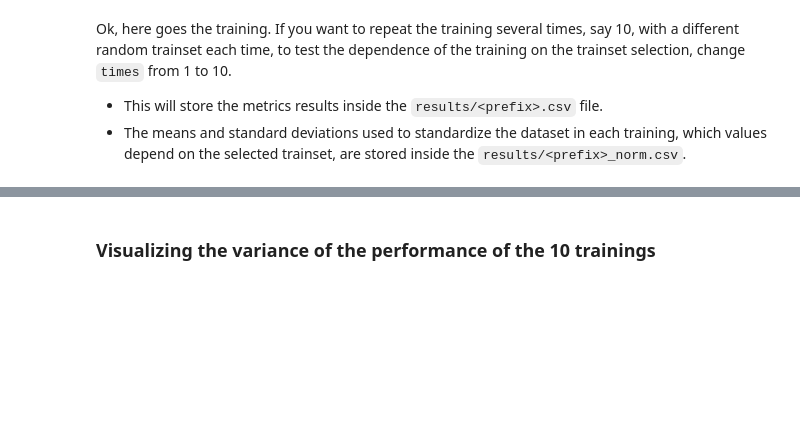
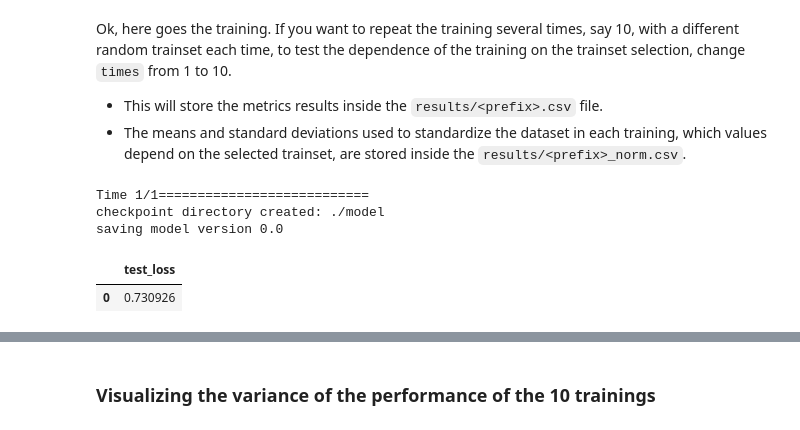
Before and after one commit to MrPio/PHM_North_America_2024_Challenge, a Jupyter notebook: 2-torque_target_probabilistic_regression/2.2-Torque_Target_Regression.ipynb, the cells around one changed output, grey strips where cells are left out. Saved outputs shown, nothing was run; the diff lists cells and outputs as text; code cells hidden in the pictures; blank space fills up the shorter version.

```diff
--- a/2-torque_target_probabilistic_regression/2.2-Torque_Target_Regression.ipynb
+++ b/2-torque_target_probabilistic_regression/2.2-Torque_Target_Regression.ipynb
@@ -40,6 +42,12 @@ Ok, here goes the training. If you want to repeat the training several times, sa
 - The means and standard deviations used to standardize the dataset in each training, which values depend on the selected trainset, are stored inside the `results/<prefix>_norm.csv`.
 # %%
 # 3m
-pyKAN.multi_train(df_x, df_y['trq_margin'], epochs=300, lr=0.05, train_ratio=0.80, batch_size=2048,
+pyKAN.multi_train(df_x, df_y['trq_margin'], epochs=60, lr=0.05, train_ratio=0.80, batch_size=2048,
                   prefix='6-interpretable', times=1)
+# %% [output]
+Time 1/1===========================
+checkpoint directory created: ./model
+saving model version 0.0
+|  | test_loss |
+| 0 | 0.730926 |
 # %%
```
Also changed, not shown: parts of 10 cells of this notebook, 9 other files.
